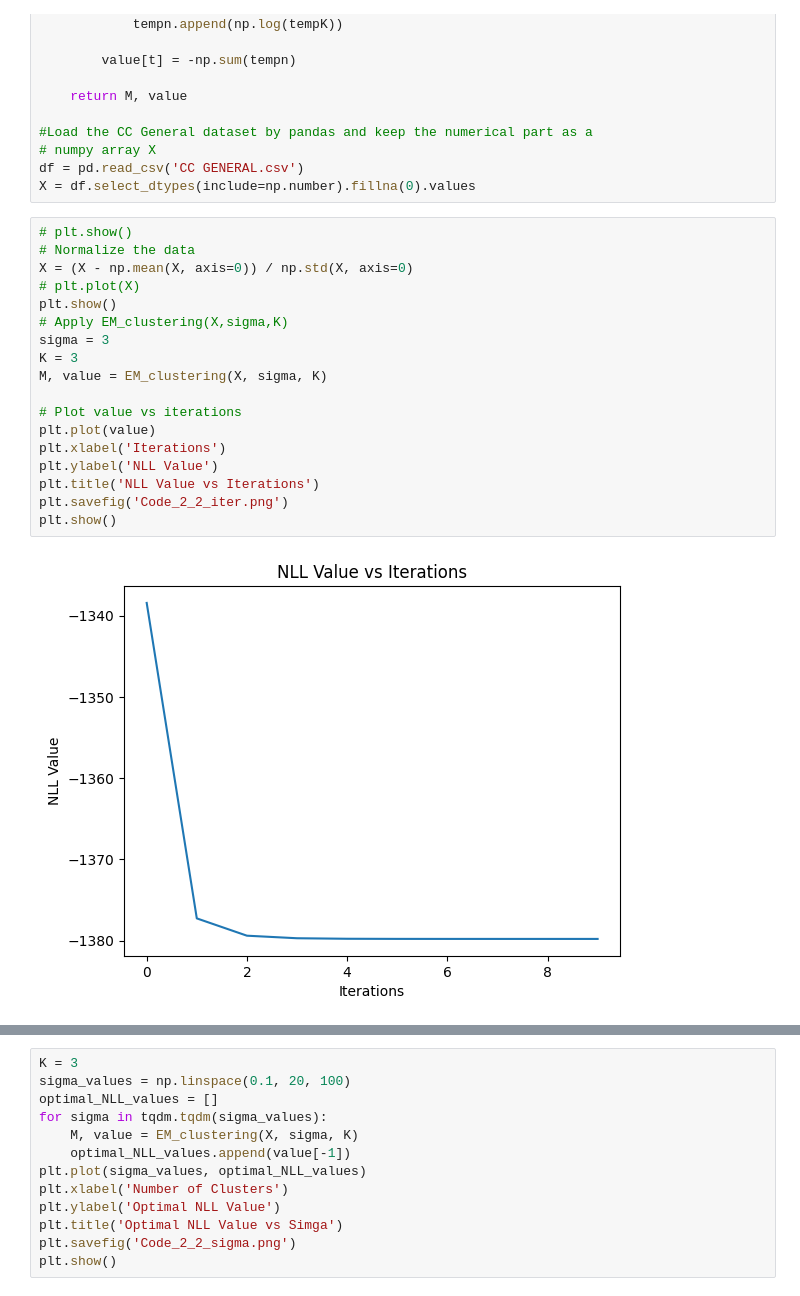
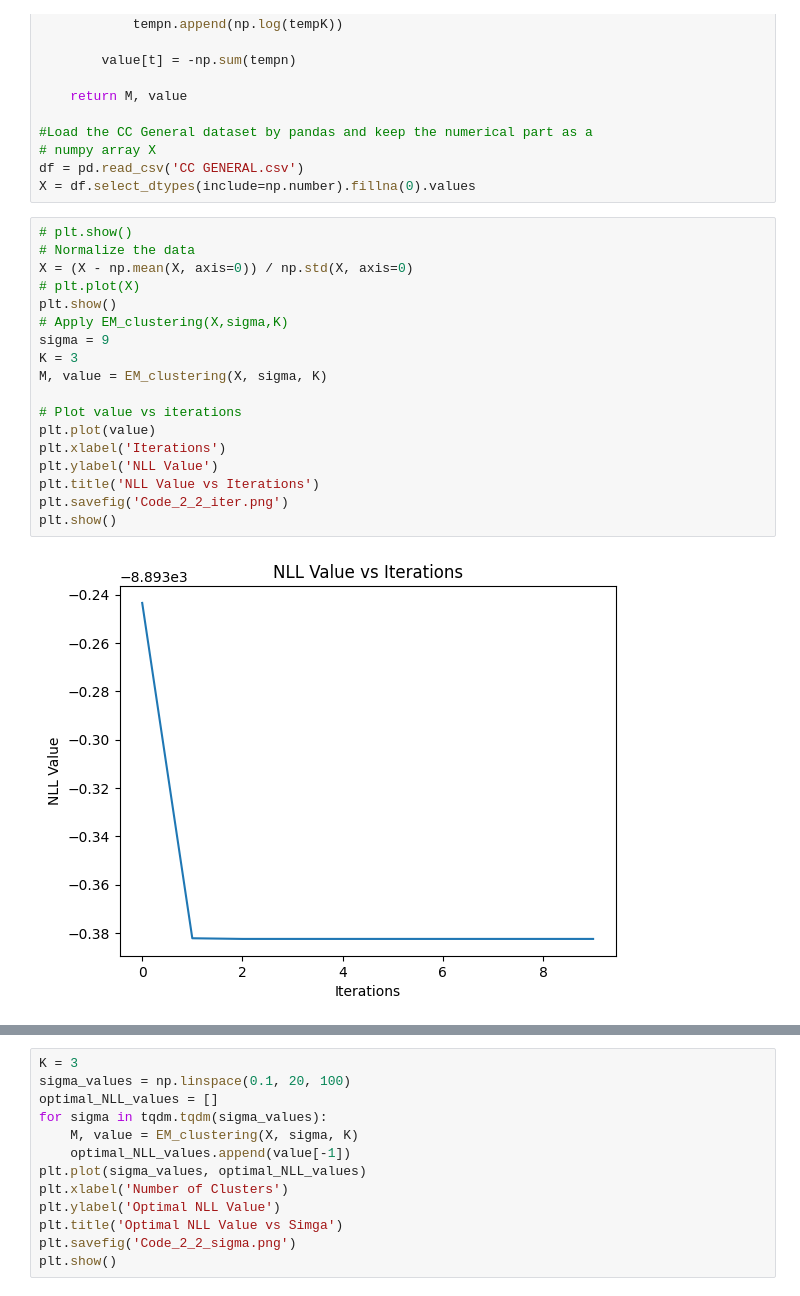
Before and after one commit to darkopetrov/DAT570_Continuous_optimization_in_data_science, a Jupyter notebook: Module_2/Notebook_2.ipynb, the cells around one changed output, grey strips where cells are left out. Saved outputs shown, nothing was run; the diff lists cells and outputs as text.

```diff
--- a/Module_2/Notebook_2.ipynb
+++ b/Module_2/Notebook_2.ipynb
@@ -466,23 +466,23 @@ X = df.select_dtypes(include=np.number).fillna(0).values
 # %%
 # plt.show()
 # Normalize the data
 X = (X - np.mean(X, axis=0)) / np.std(X, axis=0)
 # plt.plot(X)
 plt.show()
 # Apply EM_clustering(X,sigma,K)
-sigma = 3
+sigma = 9
 K = 3
 M, value = EM_clustering(X, sigma, K)
 
 # Plot value vs iterations
 plt.plot(value)
 plt.xlabel('Iterations')
 plt.ylabel('NLL Value')
 plt.title('NLL Value vs Iterations')
 plt.savefig('Code_2_2_iter.png')
 plt.show()
 # %% [output]
-[figure, old version]
+[figure, new version]
 # %%
 # Apply different numbers of clusters and plot the last
 # value of NLL (i.e. value[-1]) as the optimal NLL vs the number of clusters
```
Also changed, not shown: parts of 5 cells of this notebook.
